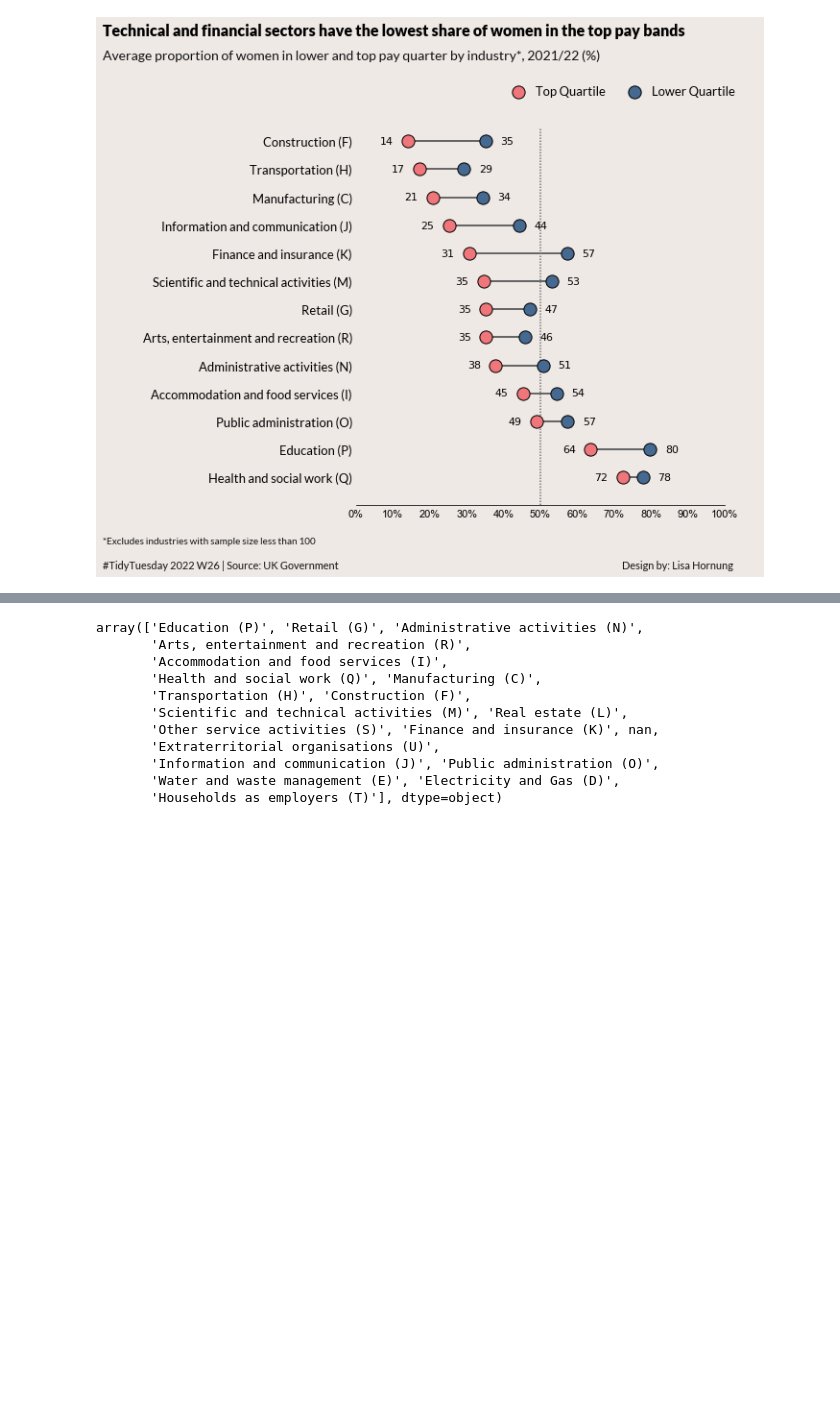
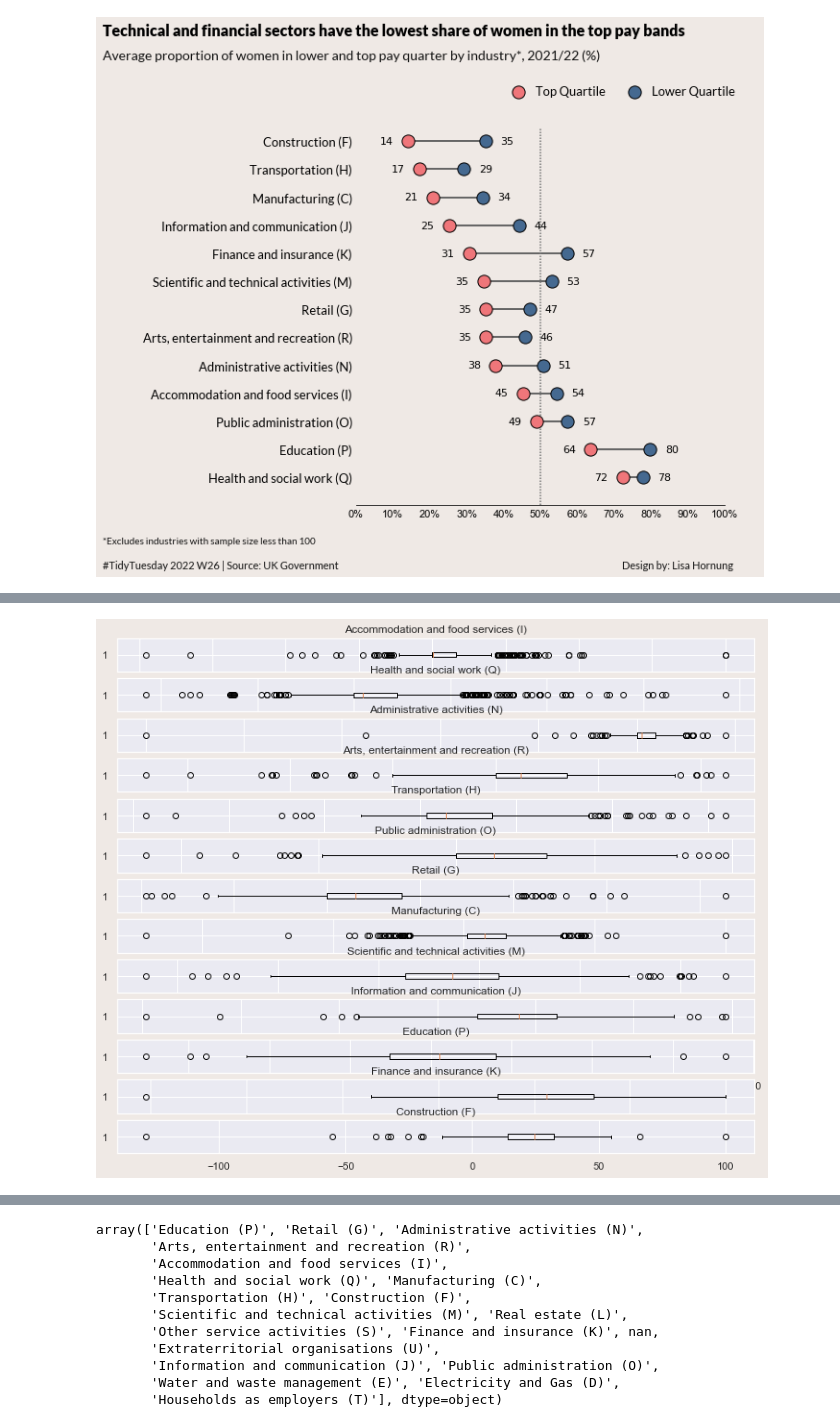
Before and after one commit to Lisa-Ho/small-data-projects, a Jupyter notebook: 2207-gender-pay-gap/GenderPayGap.ipynb, the cells around one changed output, grey strips where cells are left out. Cells and saved outputs as stored; diff of their text form; code cells hidden in the pictures; blank space fills up the shorter version.

```diff
--- a/2207-gender-pay-gap/GenderPayGap.ipynb
+++ b/2207-gender-pay-gap/GenderPayGap.ipynb
@@ -278,0 +428,25 @@ plt.show()
+# %%
+# =========
+# Initialise Figure and define layout
+fig, ax = plt.subplots(figsize=(12,8))
+fig.set_facecolor("#efe9e5")
+plt.subplots_adjust(left=0.001, bottom=0.01, right=0.8, top=0.98, wspace=0.2, hspace=None)
+
+data = pay_df[(pay_df["file"] == "2021 to 2022") & (~pay_df["SIC_section"].isin(["S", "T", "U", "D", "L", "E"]))]
+
+# =======
+#plot data for each age bracket
+num=0
+for i in pivot.index:
+    num+=1
+    plt.subplot(13,1,num)
+
+    plt.boxplot(data[data["SIC_section_name"]==i]['DiffMedianHourlyPercent' ], vert = 0)
+
+    #plt.hist(data[data["SIC_section_name"]==i]['DiffMedianHourlyPercent' ], color = 'blue', edgecolor = 'black',
+     #       bins = int(180/5))
+    plt.title(i)
+
+plt.show()
+# %% [output]
+[figure, added]
```
Also changed, not shown: parts of 15 cells of this notebook.
